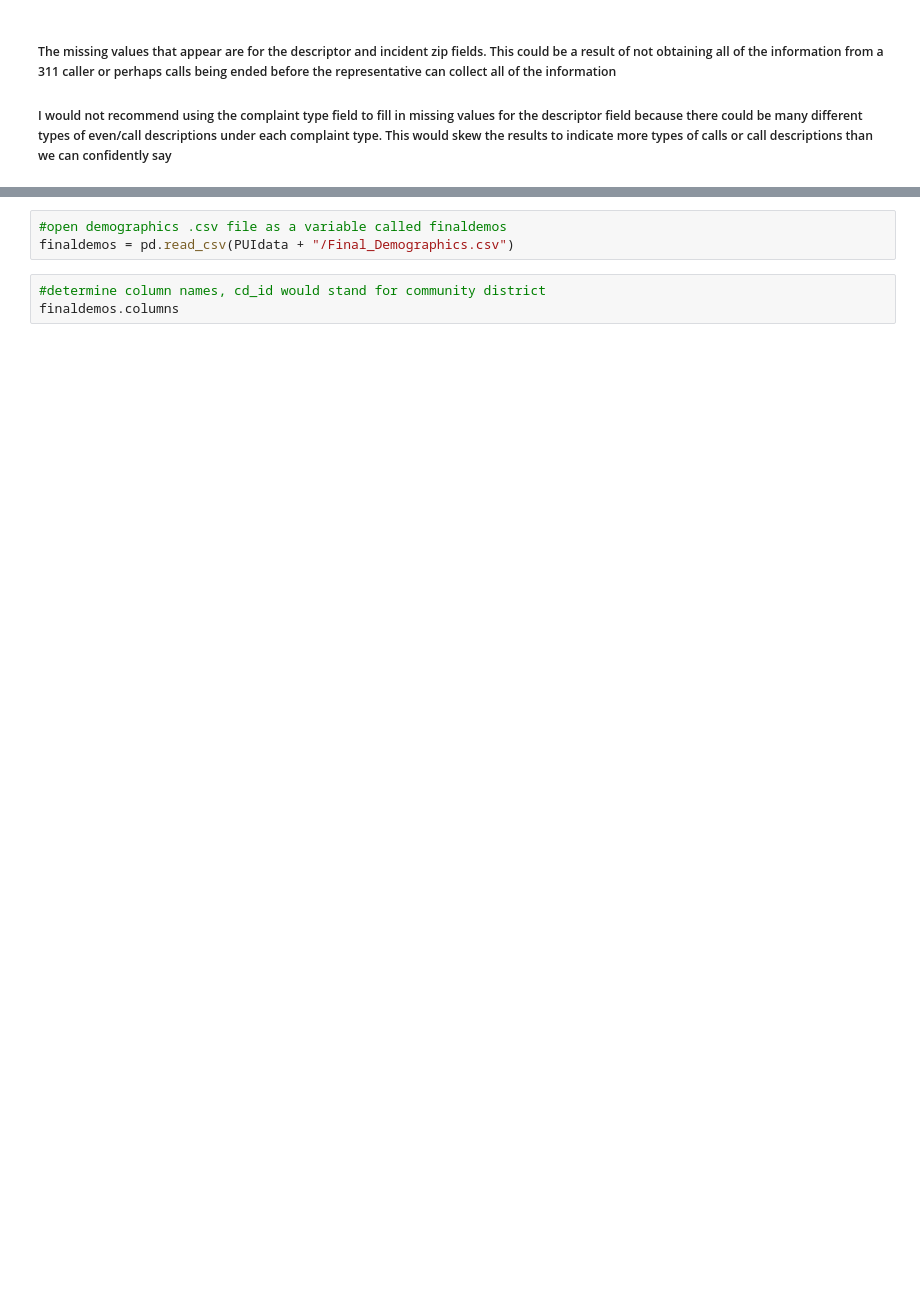
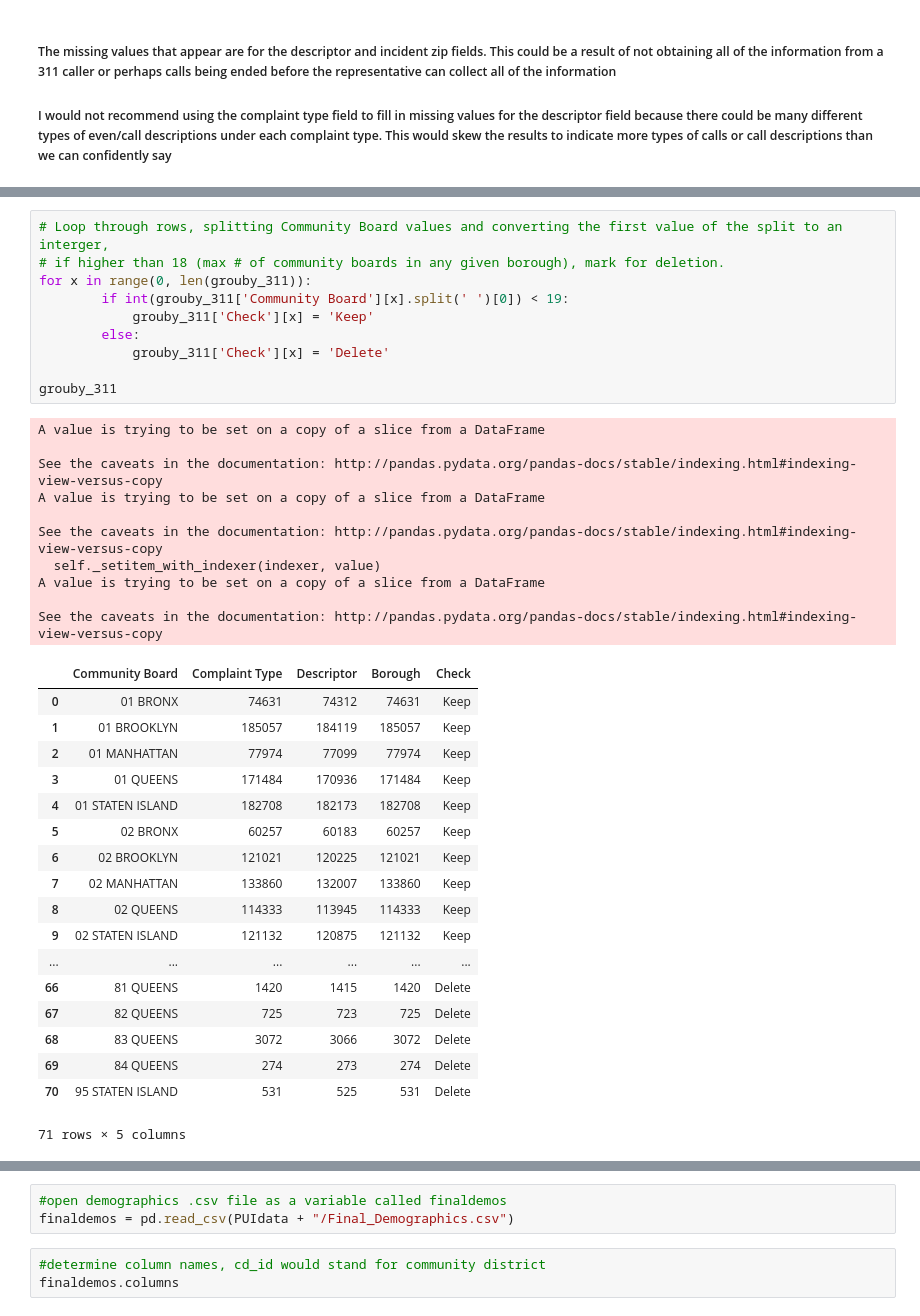
Before and after one commit to kdr276/PUI2016_kdr276, a Jupyter notebook: HW8_kdr276/Assignment_1.ipynb, the cells around one changed output, grey strips where cells are left out. Drawn from its saved outputs; the diff is of its cells as text; blank space fills up the shorter version.

```diff
--- a/HW8_kdr276/Assignment_1.ipynb
+++ b/HW8_kdr276/Assignment_1.ipynb
@@ -124,0 +168,39 @@ redact_311 = redact_311[redact_311['Borough'].str.contains('Unspecified') == Fal
+# %%
+# Loop through rows, splitting Community Board values and converting the first value of the split to an interger,
+# if higher than 18 (max # of community boards in any given borough), mark for deletion.
+for x in range(0, len(grouby_311)):
+        if int(grouby_311['Community Board'][x].split(' ')[0]) < 19:
+            grouby_311['Check'][x] = 'Keep'
+        else:
+            grouby_311['Check'][x] = 'Delete'
+
+grouby_311
+# %% [output]
+A value is trying to be set on a copy of a slice from a DataFrame
+
+See the caveats in the documentation: http://pandas.pydata.org/pandas-docs/stable/indexing.html#indexing-view-versus-copy
+A value is trying to be set on a copy of a slice from a DataFrame
+
+See the caveats in the documentation: http://pandas.pydata.org/pandas-docs/stable/indexing.html#indexing-view-versus-copy
+  self._setitem_with_indexer(indexer, value)
+A value is trying to be set on a copy of a slice from a DataFrame
+
+See the caveats in the documentation: http://pandas.pydata.org/pandas-docs/stable/indexing.html#indexing-view-versus-copy
+|  | Community Board | Complaint Type | Descriptor | Borough | Check |
+| 0 | 01 BRONX | 74631 | 74312 | 74631 | Keep |
+| 1 | 01 BROOKLYN | 185057 | 184119 | 185057 | Keep |
+| 2 | 01 MANHATTAN | 77974 | 77099 | 77974 | Keep |
+| 3 | 01 QUEENS | 171484 | 170936 | 171484 | Keep |
+| 4 | 01 STATEN ISLAND | 182708 | 182173 | 182708 | Keep |
+| 5 | 02 BRONX | 60257 | 60183 | 60257 | Keep |
+| 6 | 02 BROOKLYN | 121021 | 120225 | 121021 | Keep |
+| 7 | 02 MANHATTAN | 133860 | 132007 | 133860 | Keep |
+| 8 | 02 QUEENS | 114333 | 113945 | 114333 | Keep |
+| 9 | 02 STATEN ISLAND | 121132 | 120875 | 121132 | Keep |
+| ... | ... | ... | ... | ... | ... |
+| 66 | 81 QUEENS | 1420 | 1415 | 1420 | Delete |
+| 67 | 82 QUEENS | 725 | 723 | 725 | Delete |
+| 68 | 83 QUEENS | 3072 | 3066 | 3072 | Delete |
+| 69 | 84 QUEENS | 274 | 273 | 274 | Delete |
+| 70 | 95 STATEN ISLAND | 531 | 525 | 531 | Delete |
+71 rows × 5 columns
```
Also changed, not shown: parts of 14 cells of this notebook.
